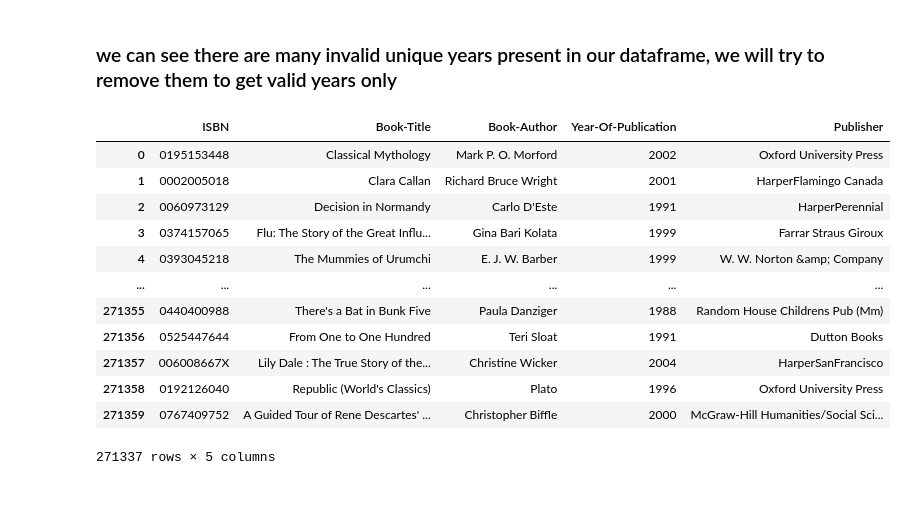
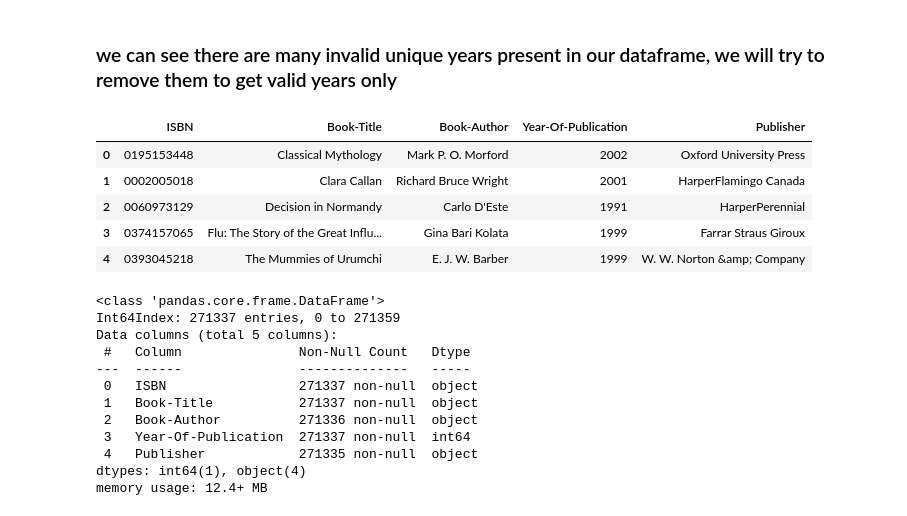
Before and after one commit to MANISH-KUMAR-CODES/Book-Recommendtion-System, a Jupyter notebook: Book_Recommendtion_System.ipynb, the cells around one changed output. Saved outputs shown, nothing was run; the diff lists cells and outputs as text; code cells hidden in the pictures.

```diff
--- a/Book_Recommendtion_System.ipynb
+++ b/Book_Recommendtion_System.ipynb
@@ -370,18 +370,28 @@ array([2002, 2001, 1991, 1999, 2000, 1993, 1996, 1988, 2004, 1998, 1994,
 ### we can see there are many invalid unique years present in our dataframe, we will try to remove them to get valid years only
 # %%
 books_df = books_df[(books_df['Year-Of-Publication']>1900) & (books_df['Year-Of-Publication']<2022)]
-books_df
+#checking top rows
+books_df.head()
 # %% [output]
 |  | ISBN | Book-Title | Book-Author | Year-Of-Publication | Publisher |
 | 0 | 0195153448 | Classical Mythology | Mark P. O. Morford | 2002 | Oxford University Press |
 | 1 | 0002005018 | Clara Callan | Richard Bruce Wright | 2001 | HarperFlamingo Canada |
 | 2 | 0060973129 | Decision in Normandy | Carlo D'Este | 1991 | HarperPerennial |
 | 3 | 0374157065 | Flu: The Story of the Great Influ... | Gina Bari Kolata | 1999 | Farrar Straus Giroux |
 | 4 | 0393045218 | The Mummies of Urumchi | E. J. W. Barber | 1999 | W. W. Norton &amp; Company |
-| ... | ... | ... | ... | ... | ... |
-| 271355 | 0440400988 | There's a Bat in Bunk Five | Paula Danziger | 1988 | Random House Childrens Pub (Mm) |
-| 271356 | 0525447644 | From One to One Hundred | Teri Sloat | 1991 | Dutton Books |
-| 271357 | 006008667X | Lily Dale : The True Story of the... | Christine Wicker | 2004 | HarperSanFrancisco |
-| 271358 | 0192126040 | Republic (World's Classics) | Plato | 1996 | Oxford University Press |
-| 271359 | 0767409752 | A Guided Tour of Rene Descartes' ... | Christopher Biffle | 2000 | McGraw-Hill Humanities/Social Sci... |
-271337 rows × 5 columns
+# %%
+#Checking info
+books_df.info()
+# %% [output]
+<class 'pandas.core.frame.DataFrame'>
+Int64Index: 271337 entries, 0 to 271359
+Data columns (total 5 columns):
+ #   Column               Non-Null Count   Dtype
+---  ------               --------------   -----
+ 0   ISBN                 271337 non-null  object
+ 1   Book-Title           271337 non-null  object
+ 2   Book-Author          271336 non-null  object
+ 3   Year-Of-Publication  271337 non-null  int64
+ 4   Publisher            271335 non-null  object
+dtypes: int64(1), object(4)
+memory usage: 12.4+ MB
```
Also changed, not shown: parts of 16 cells of this notebook.
